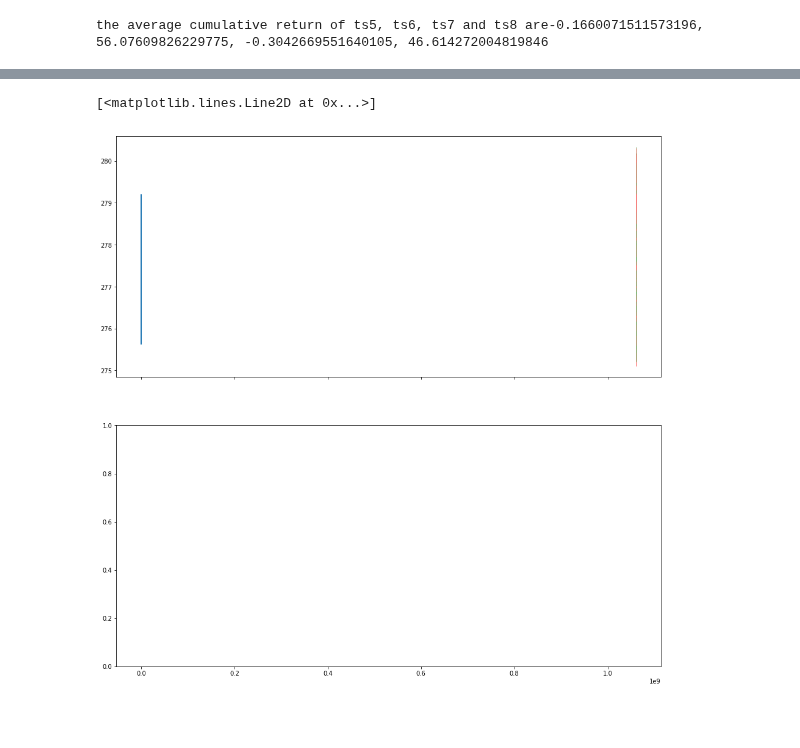
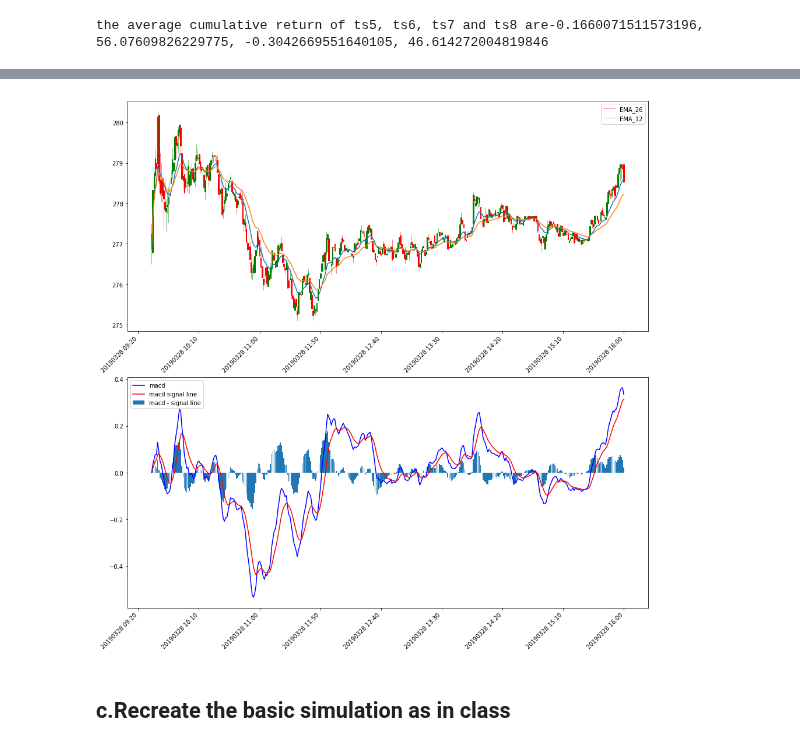
Before and after one commit to franklili3/Python-for-Finance-Engineering, a Jupyter notebook: homework2/homework2.ipynb, the cells around one changed output, grey strips where cells are left out. Saved outputs shown, nothing was run; the diff lists cells and outputs as text; code cells hidden in the pictures; blank space fills up the shorter version.

```diff
--- a/homework2/homework2.ipynb
+++ b/homework2/homework2.ipynb
@@ -319,33 +282,58 @@ array([276.785     , 277.621875  , 278.07389145, 278.40095043,
 # %%
 from pandas.plotting import register_matplotlib_converters
-register_matplotlib_converters()
-
+from matplotlib.ticker import Formatter
 from mpl_finance import candlestick_ohlc
 
-fig, (ax1, ax2) = plt.subplots(2,1, sharex=True)
+register_matplotlib_converters()
+fig, (ax1, ax2) = plt.subplots(2,1, sharex=False)
 
-# plot_day_summary(ax, quotes, ticksize=3)
-candlestick_ohlc(ax1, zip(dates.date2num(stock_data.index.to_pydatetime())*1440,
+# plot_intraday_summary(ax, quotes, ticksize=3)
+index_int = dates.date2num(stock_data.index.to_pydatetime())*1440
+candlestick_ohlc(ax1, zip(index_int,
                          stock_data['open'], stock_data['high'],
                          stock_data['low'], stock_data['close']),
                          width=0.8, colorup='g', colordown='r')
 
 #ax1.plot(stock_data['close'])
-ax1.plot(ema_12.values)
-#ax1.plot(ema_26)
-#ax1.legend(['OHLC', 'EMA_12', 'EMA_26'])
+ax1.plot(index_int, ema_12.values)
+ax1.plot(index_int, ema_26.values)
+ax1.legend(['EMA_26', 'EMA_12'])
 
-#ax2.plot(macd, "b-")
-#ax2.plot(macd_9_ema, "r-")
-#ax2.bar(macd.index, macd_diff)
-#ax2.legend(['macd', 'macd signal line', 'macd - signal line'])
+ax2.plot(index_int, macd.values, "b-")
+ax2.plot(index_int, macd_9_ema.values, "r-")
+ax2.bar(index_int, macd_diff.values)
+ax2.legend(['macd', 'macd signal line', 'macd - signal line'])
 
+class MyFormatter(Formatter):
+            def __init__(self, dates, fmt='%Y%m%d %H:%M'):
+                self.dates = dates
+                self.fmt = fmt
+
+            def __call__(self, x, pos=0):
+                'Return the label for time x at position pos'
+                ind = int(np.round(x))
+                #ind就是x轴的刻度数值，不是日期的下标
+
+                return dates.num2date( ind/1440).strftime(self.fmt)
+
+formatter = MyFormatter(index_int)
+ax1.xaxis.set_major_formatter(formatter)
+ax2.xaxis.set_major_formatter(formatter)
+
+for label in ax1.get_xticklabels():
+            label.set_rotation(45)
+            label.set_horizontalalignment('right')
+for label in ax2.get_xticklabels():
+            label.set_rotation(45)
+            label.set_horizontalalignment('right')
+plt.show()
 #ax2.xaxis.set_major_locator(dates.DayLocator(interval=5))
 #ax2.xaxis.set_major_formatter(dates.DateFormatter('%m-%d-%y'))
 
 #fig.tight_layout()
 #fig.autofmt_xdate()
 #fig.suptitle("MACD")
 # %% [output]
-[<matplotlib.lines.Line2D at 0x...>]
-[figure, old version]
+[figure, new version]
+# %% [markdown]
+## c.Recreate the basic simulation as in class
```
Also changed, not shown: parts of 13 cells of this notebook, 2 other files.
